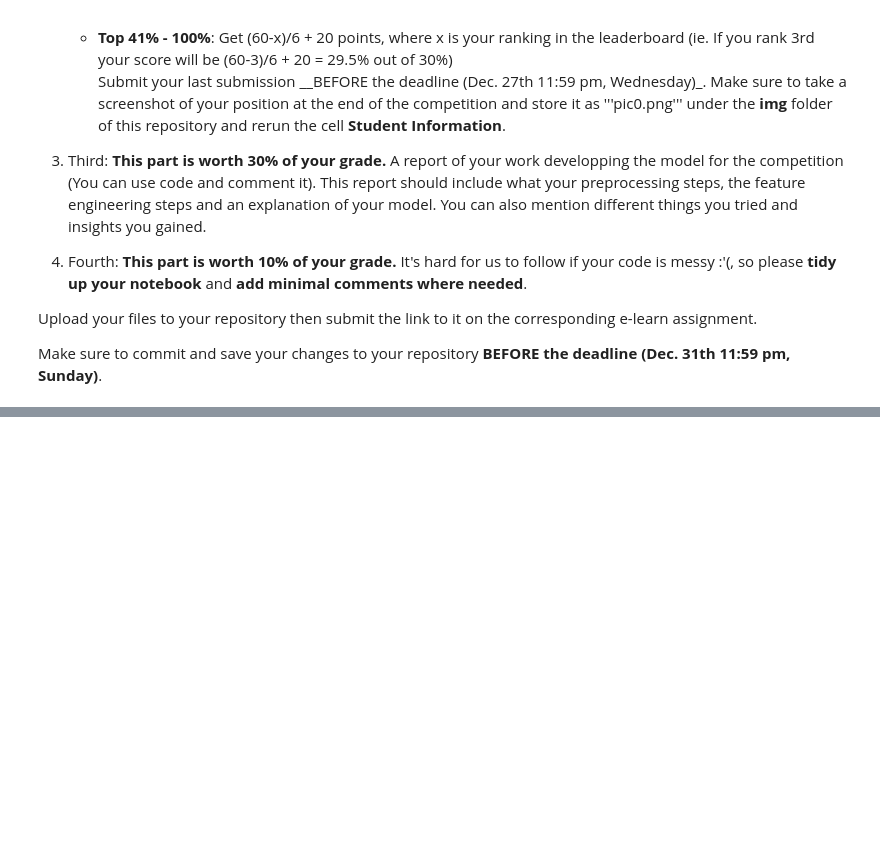
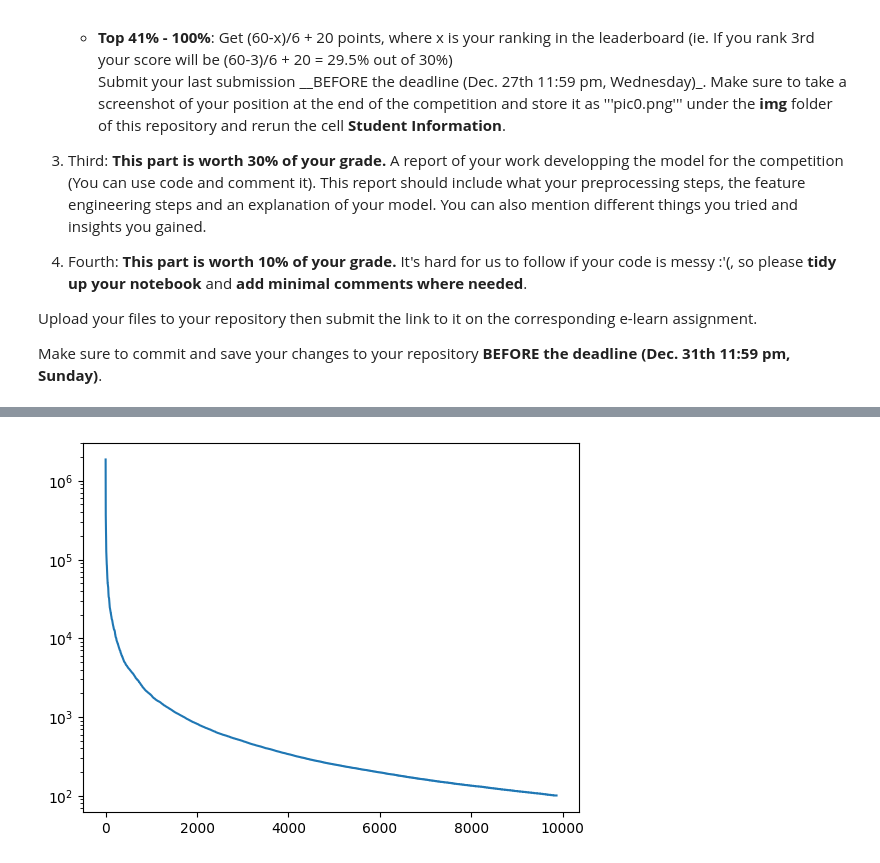
Before and after one commit to losh0427/DM2023-Lab2-Master, a Jupyter notebook: Homework/DM2023-Lab2-Homework.ipynb, the cells around one changed output, grey strips where cells are left out. Cells and saved outputs as stored; diff of their text form; code cells hidden in the pictures; blank space fills up the shorter version.

```diff
--- a/Homework/DM2023-Lab2-Homework.ipynb
+++ b/Homework/DM2023-Lab2-Homework.ipynb
@@ -39,0 +213,2 @@ Make sure to commit and save your changes to your repository __BEFORE the deadli
+# %%
+training_df = training_df.sample(frac=1)
@@ -39,0 +223,12 @@ Make sure to commit and save your changes to your repository __BEFORE the deadli
+# %%
+#plot the sum of each word using line chart and sort by the sum in descending order
+sum_words = X_train_bow.sum(axis=0)
+sum_words = sorted(sum_words.tolist()[0], reverse=True)
+# sum_words_2000 is the elenment larger than 2000
+sum_words_ = [x for x in sum_words if x > 100]
+plt.plot(sum_words_)
+plt.yscale('log')
+# plt.plot(sum_words[:20000])
+# plt.yscale('log')
+# %% [output]
+[figure, added]
```
Also changed, not shown: parts of 35 cells of this notebook, 5 other files.
